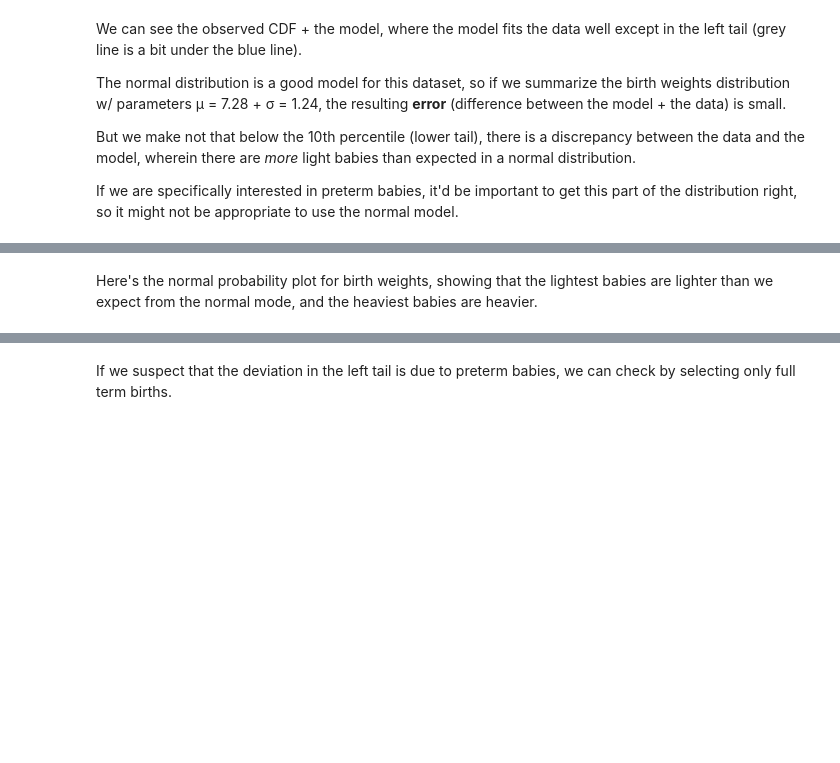
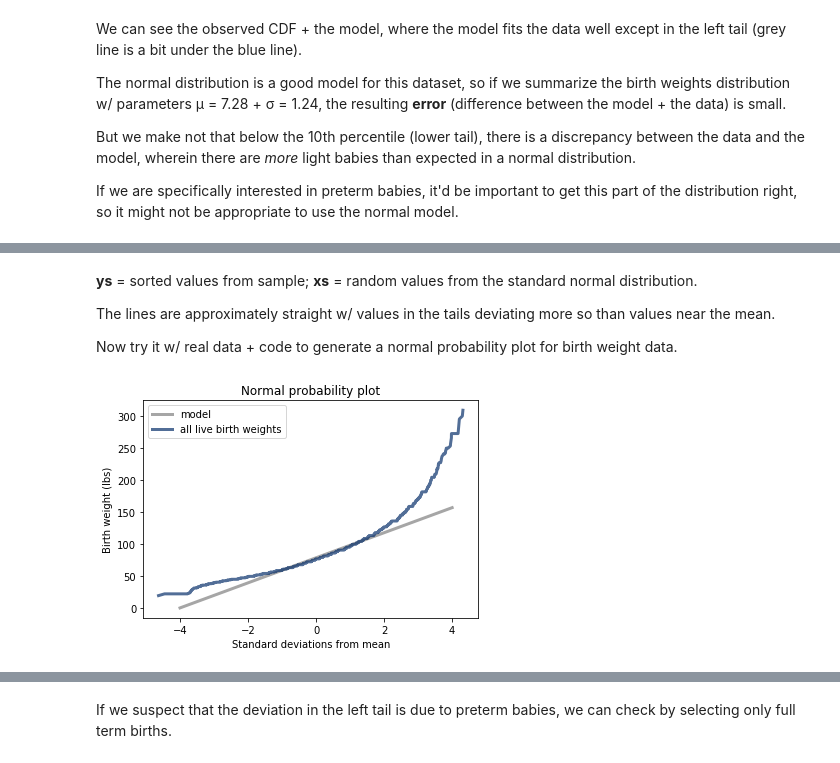
Before and after one commit to stephenlaw30/DataScienceMasters, a Jupyter notebook: Stats/Books/ThinkStats/code/chap05ex.ipynb, the cells around one changed output, grey strips where cells are left out. Saved outputs shown, nothing was run; the diff lists cells and outputs as text; code cells hidden in the pictures; blank space fills up the shorter version.

```diff
--- a/Stats/Books/ThinkStats/code/chap05ex.ipynb
+++ b/Stats/Books/ThinkStats/code/chap05ex.ipynb
@@ -204,2 +217,25 @@ thinkplot.Config(title='Normal probability plot',
-# %% [markdown]
-Here's the normal probability plot for birth weights, showing that the lightest babies are lighter than we expect from the normal mode, and the heaviest babies are heavier.
+# %% [markdown]
+**ys** = sorted values from sample; **xs** = random values from the standard normal distribution.
+
+The lines are approximately straight w/ values in the tails deviating more so than values near the mean.
+
+Now try it w/ real data + code to generate a normal probability plot for birth weight data.
+# %%
+def MakeNormalPlot(weights):
+    mean = weights.mean()
+    std = weights.std()
+
+    xs = [-4, 4] # fit the 'best'/normal line
+    fxs, fys = thinkstats2.FitLine(xs, inter = mean, slope = std)
+    thinkplot.Plot(fxs, fys, color='gray', label='model')
+    # plot line of actual probability converted to normal
+    xs, ys = thinkstats2.NormalProbability(weights)
+    thinkplot.Plot(xs, ys, label='all live birth weights')
+    #thinkplot.Plot(xs, ys, label='all live')
+    thinkplot.Config(title='Normal probability plot',
+                 xlabel='Standard deviations from mean',
+                 ylabel='Birth weight (lbs)')
+
+MakeNormalPlot(weights)
+# %% [output]
+[figure, added]
```
Also changed, not shown: parts of 38 cells of this notebook, 26 other files.
